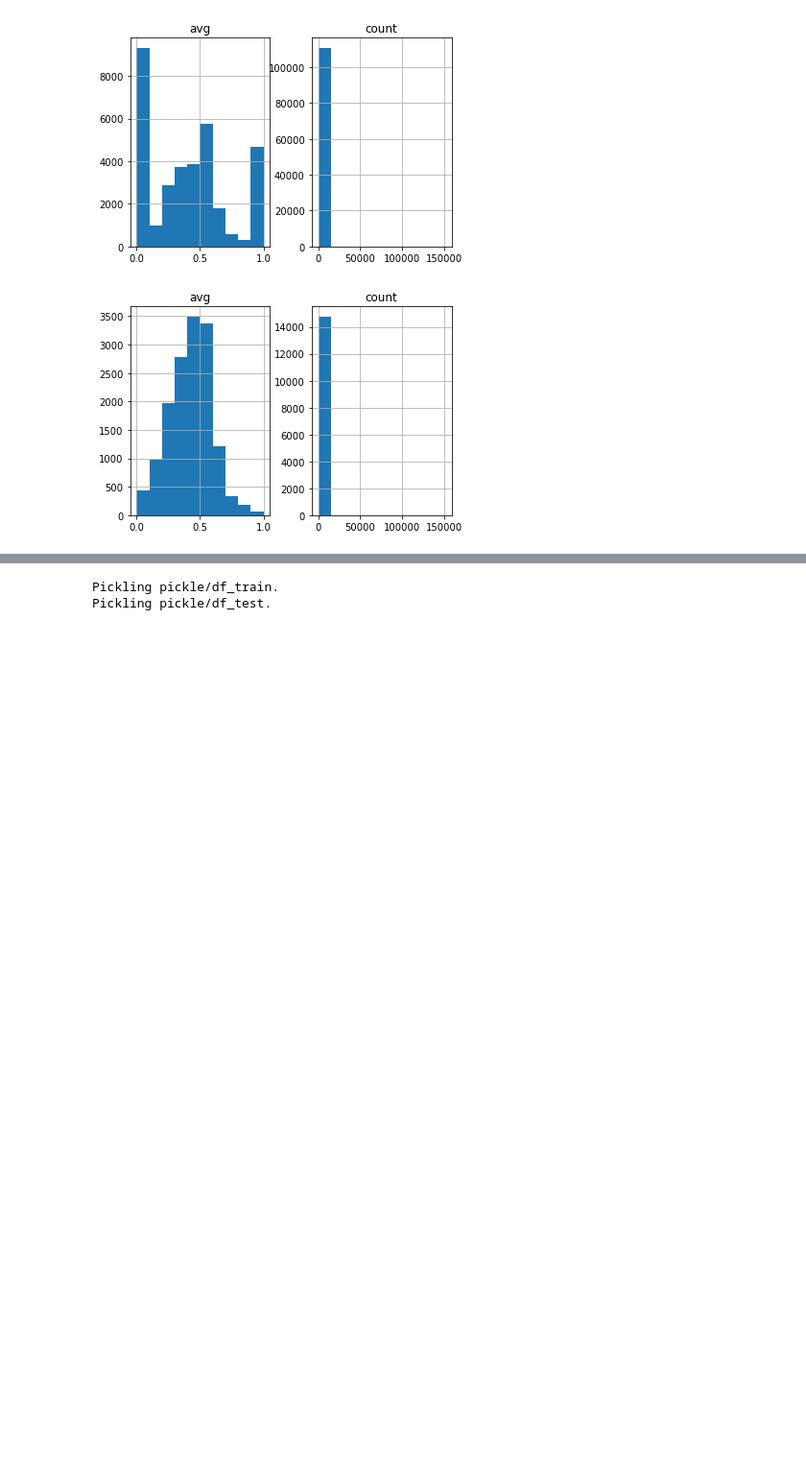
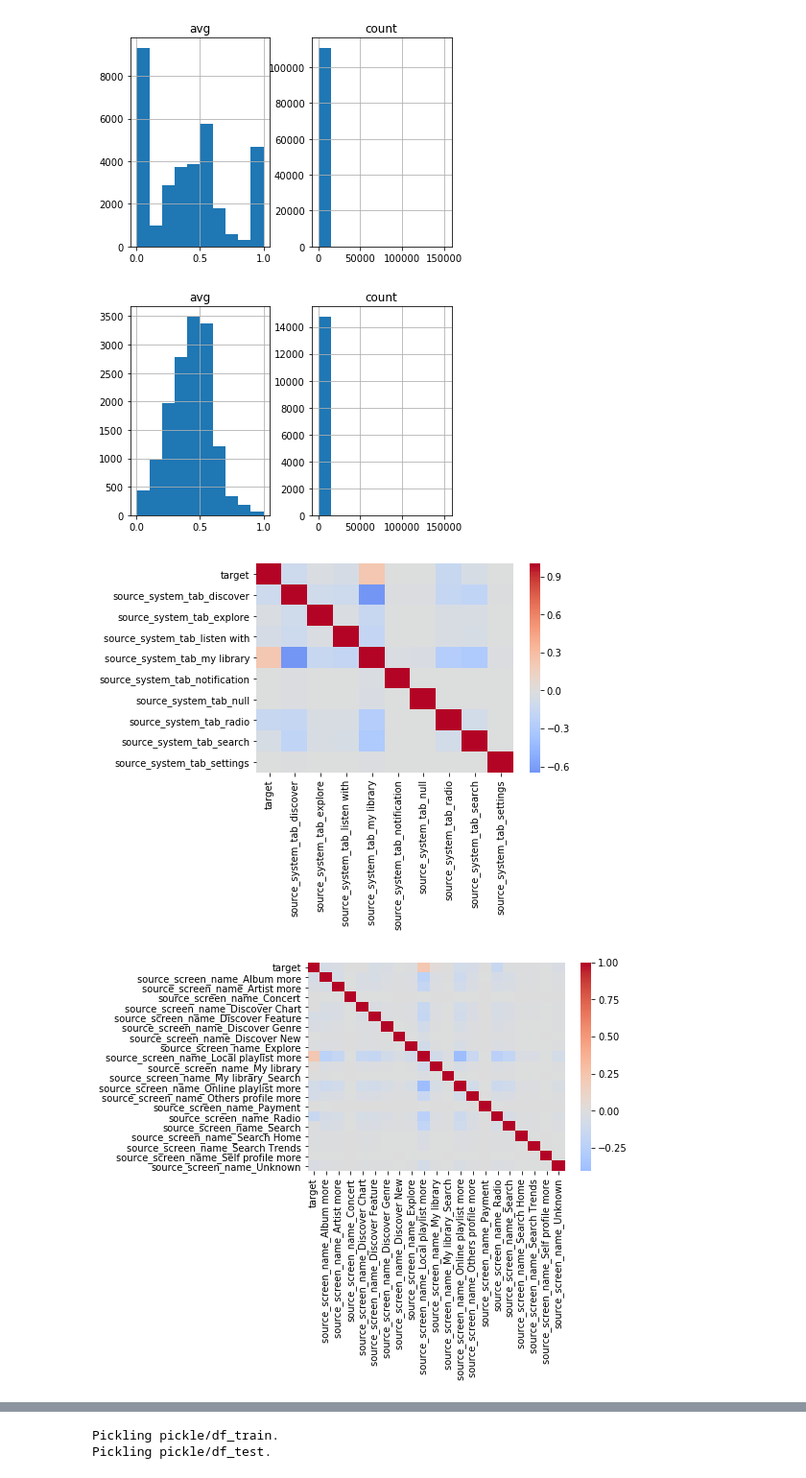
Before and after one commit to voyageth/kaggle, a Jupyter notebook: kkbox-music-recommendation/lgbm-66870.ipynb, the cells around one changed output, grey strips where cells are left out. Shown at 96% size. Drawn from its saved outputs; the diff is of its cells as text; code cells hidden in the pictures; blank space fills up the shorter version.

Commit message:
feat: impl kkbox-music-recommender
add heatmap

```diff
--- a/kkbox-music-recommendation/lgbm-66870.ipynb
+++ b/kkbox-music-recommendation/lgbm-66870.ipynb
@@ -464,0 +448,13 @@ sns.heatmap(category_to_numeric(df_train, 'language').corr())
+# %%
+def draw_heatmap(df, col):
+    sns.heatmap(category_to_numeric(df[[col, 'target']], col).corr(),
+                cmap='coolwarm', center=0)
+    plt.show()
+
+draw_heatmap(df_train, 'source_system_tab')
+draw_heatmap(df_train, 'source_screen_name')
+draw_heatmap(df_train, 'source_type')
+draw_heatmap(df_train, 'language')
+# %% [output]
+[figure, added]
+[figure, added]
```
Also changed, not shown: parts of 2 cells of this notebook.
